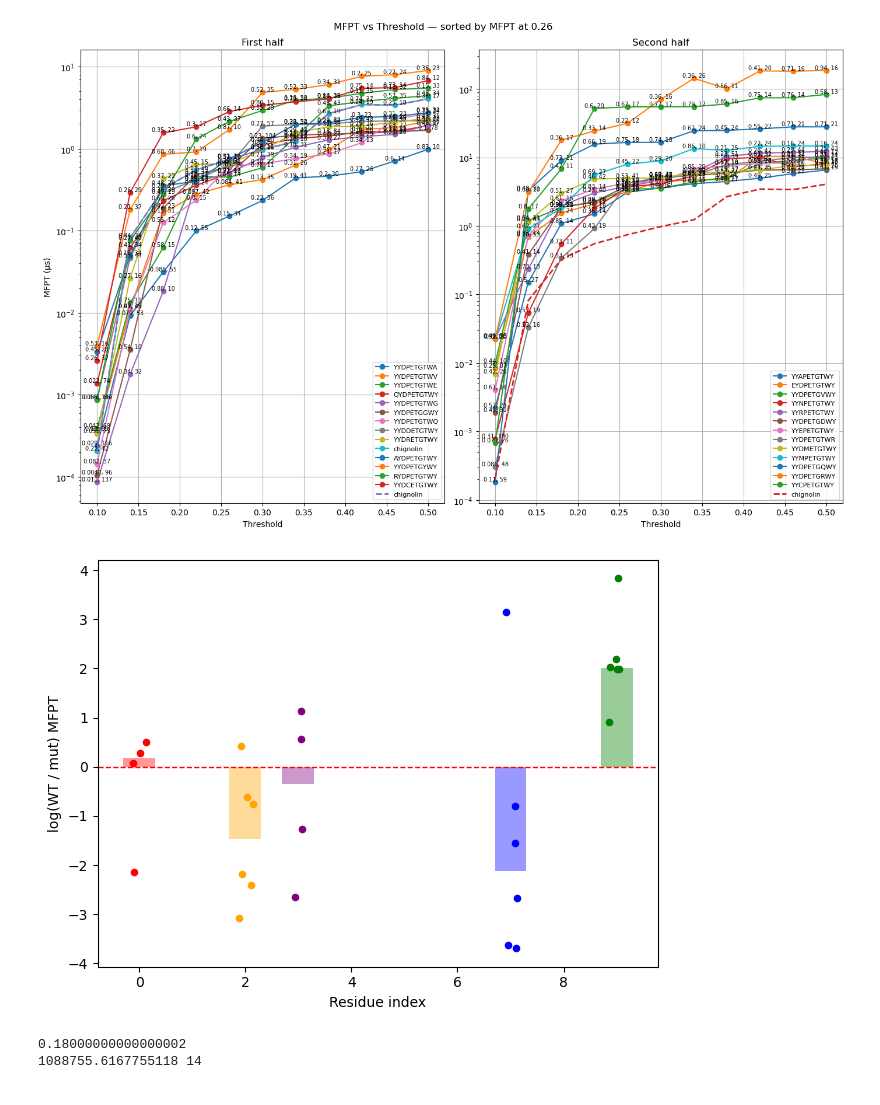
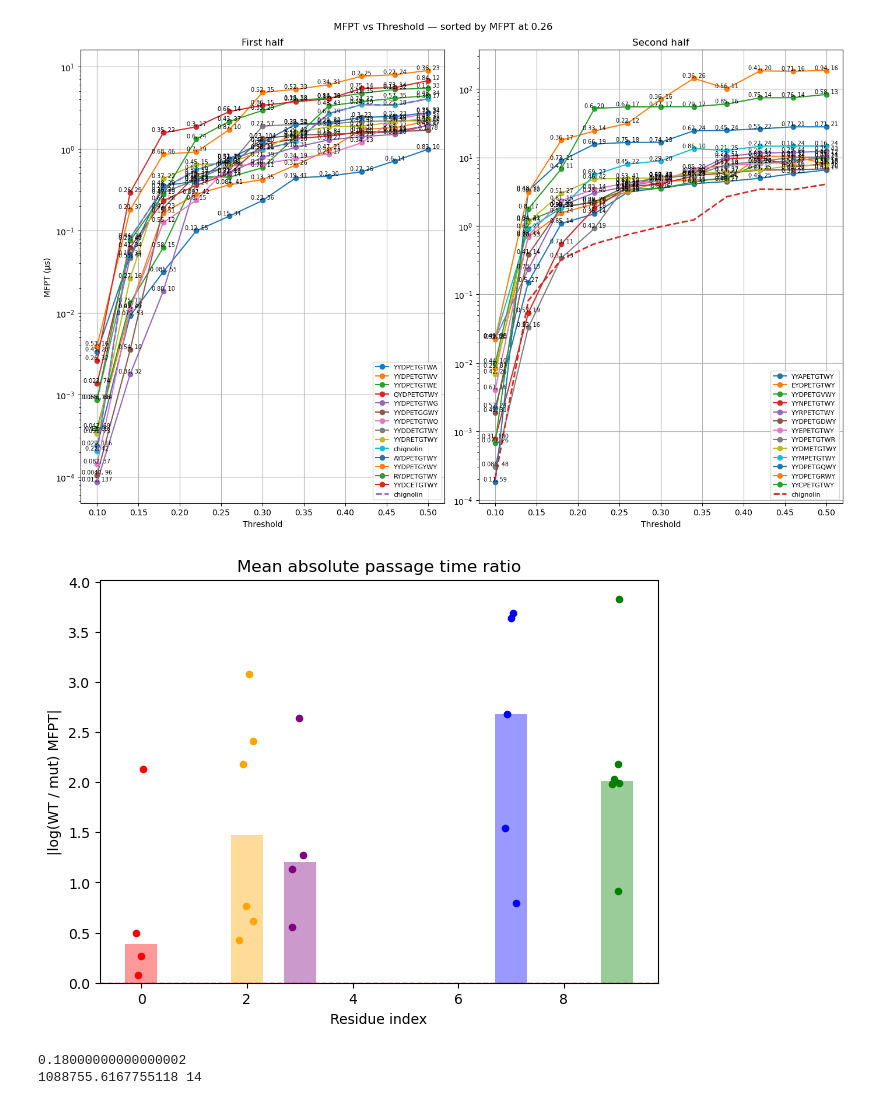
Before and after one commit to MendelsResearchGroup/guiding-peptide-kinetics, a Jupyter notebook: src/fpt.ipynb, the cells around one changed output. Saved outputs shown, nothing was run; the diff lists cells and outputs as text; code cells hidden in the pictures.

```diff
--- a/src/fpt.ipynb
+++ b/src/fpt.ipynb
@@ -107,6 +107,8 @@ def collect_df(all_mfpt, th: float, sample_size: int):
 
     df = pd.DataFrame(rows)
     df.set_index("short", inplace=True)
+    df = df.drop("T7G")
+
     return df
 
 def color_map(keys):
@@ -414,24 +416,25 @@ plot_all_mfpt(all_mfpt, proteins)
 # %%
 wt = float(df.loc['WT', 'mfpt'])
 
 plt.figure()
 for i, g in df.groupby("residue_idx"):
     r = np.log(wt / g['mfpt'].to_numpy())
     dist = np.abs(r)                      # take absolute deviation
     m = np.median(dist)
 
     plt.bar(int(i), m, color=res_colors[int(i)], alpha=0.4, width=0.6)
     x_jitter = np.random.uniform(-0.15, 0.15, size=len(dist))
     plt.scatter(np.full(len(dist), int(i)) + x_jitter, dist,
                 color=res_colors[int(i)], s=20)
 
 plt.axhline(0, color='red', linestyle='--', linewidth=1)
 plt.xlabel("Residue index")
 plt.ylabel("|log(WT / mut) MFPT|")
 plt.tight_layout()
+plt.title("Mean absolute passage time ratio")
 plt.show()
 # %% [output]
-[figure, old version]
+[figure, new version]
 # %%
 import math
 
```
Also changed, not shown: parts of 2 cells of this notebook, 6 other files.
